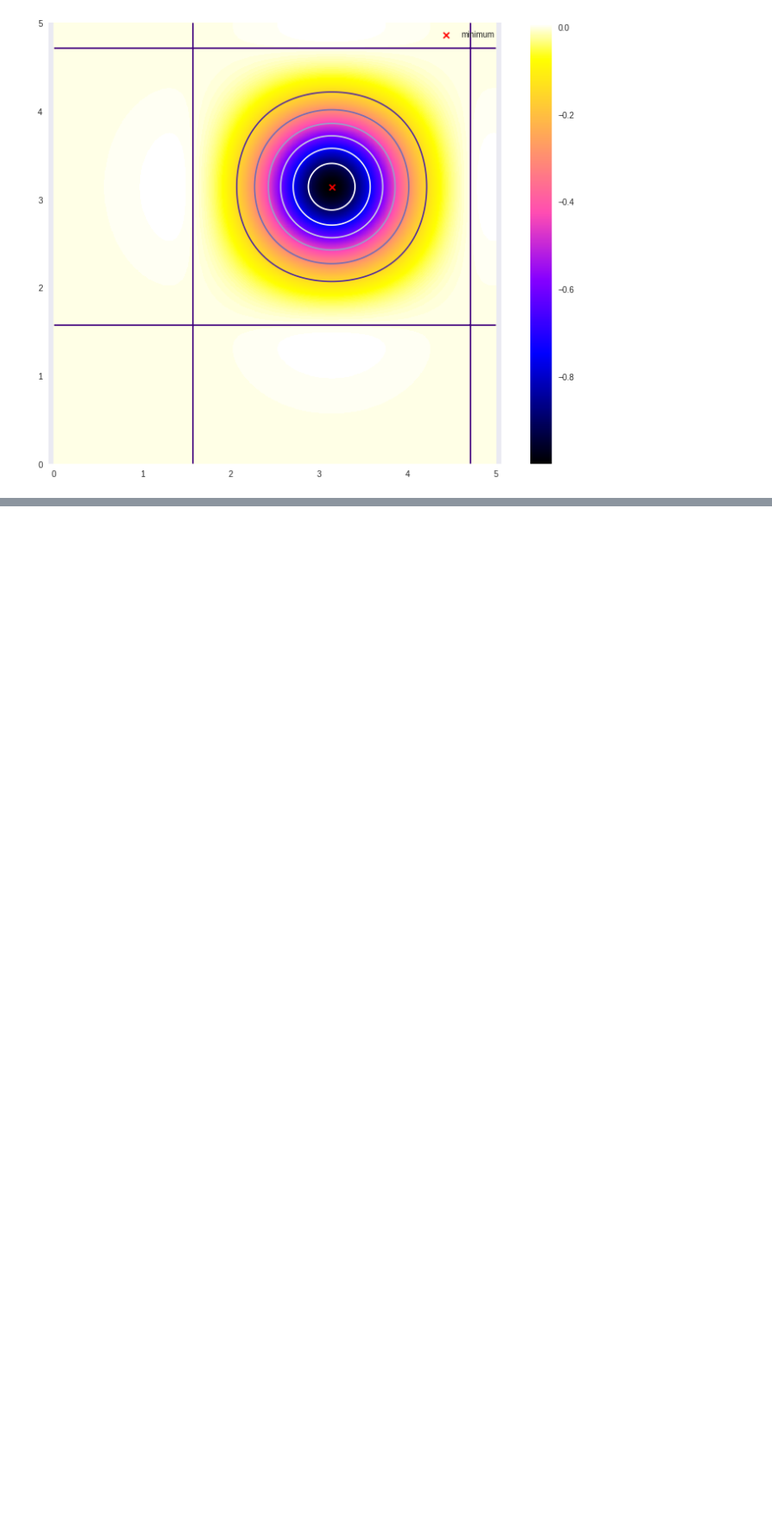
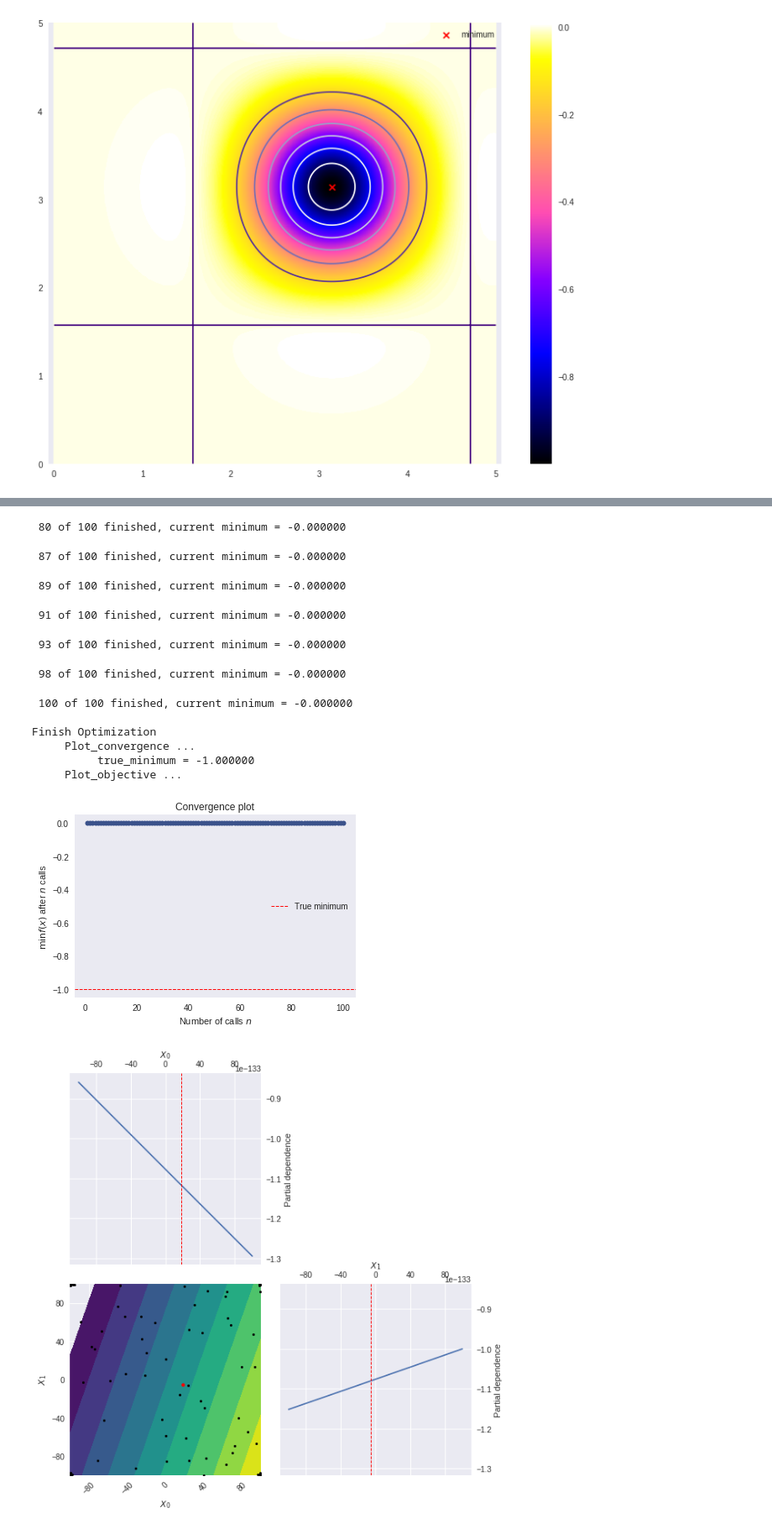
Before and after one commit to mesomesomeso14/optimization_bench, a Jupyter notebook: skopt_test.ipynb, the cells around one changed output, grey strips where cells are left out. Shown at 84% size. Saved outputs shown, nothing was run; the diff lists cells and outputs as text; code cells hidden in the pictures; blank space fills up the shorter version.

```diff
--- a/skopt_test.ipynb
+++ b/skopt_test.ipynb
@@ -36,6 +36,34 @@ def plotfunc(f,xarea,yarea,xminp,yminp):
   plt.legend()
   plt.contour(X,Y,Z,cmap='Purples')
   plt.tight_layout()
+
+def gp_optimize(f, ncall, nrand):
+  space = [Real(f.xarea[0], f.xarea[1], name='x1'), Real(f.yarea[0], f.yarea[1], name='x2')]
+
+  @use_named_args(space)
+  def objective(**params):
+      x1 = params['x1']
+      x2 = params['x2']
+      score = f.func(x1, x2)
+      return score
+
+  def print_progress(res):
+      sys.stdout.write("\r %d of %d finished, current minimum = %f   " % (len(res.x_iters),  ncall, res.fun))
+      sys.stdout.flush()
+
+  res = gp_minimize(objective, space, n_calls=ncall, acq_func='gp_hedge', n_random_starts=nrand,
+                    acq_optimizer='lbfgs',
+                     random_state=220, verbose=False, n_jobs=-1, callback=[print_progress])
+  return res
+
+def plot_result(res,f):
+  print('\n\nFinish Optimization')
+  print('     Plot_convergence ...')
+  print('          true_minimum = %f' % f.fmin)
+  plot_convergence(res, true_minimum=f.fmin)
+
+  print('     Plot_objective ...')
+  plot_objective(res, size=4)
 # %%
 # Easom function
 class easom:
@@ -50,3 +78,8 @@ plotfunc(easom.func, [0,5], [0,5], easom.xminp, easom.yminp)
 # %% [output]
 [figure]
 [figure]
+# %%
+func = easom
+result = gp_optimize(func, 100 , 50)
+plot_result(result,func)
+# %% [output]
@@ -53,3 +91,17 @@ plotfunc(easom.func, [0,5], [0,5], easom.xminp, easom.yminp)
+ 80 of 100 finished, current minimum = -0.000000
+ 87 of 100 finished, current minimum = -0.000000
+ 89 of 100 finished, current minimum = -0.000000
+ 91 of 100 finished, current minimum = -0.000000
+ 93 of 100 finished, current minimum = -0.000000
+ 98 of 100 finished, current minimum = -0.000000
+ 100 of 100 finished, current minimum = -0.000000
+
+Finish Optimization
+     Plot_convergence ...
+          true_minimum = -1.000000
+     Plot_objective ...
+[figure, added]
+[figure, added]
 # %%
 # Five-well potential function
 class five_well:
```
Also changed, not shown: parts of 6 cells of this notebook.
